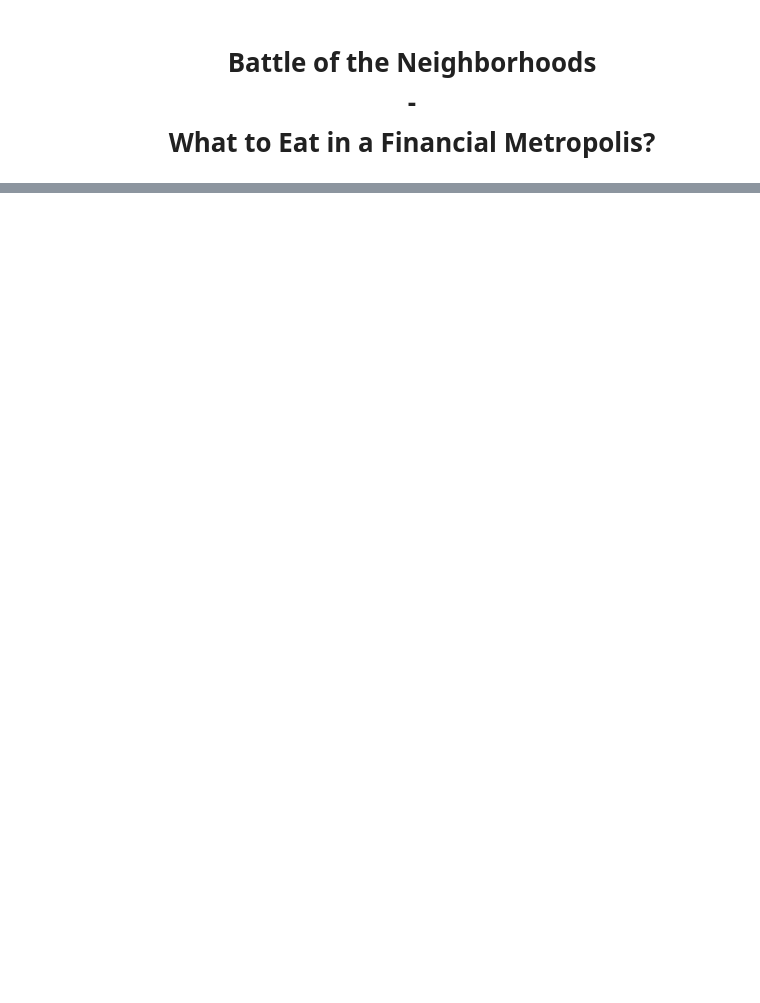
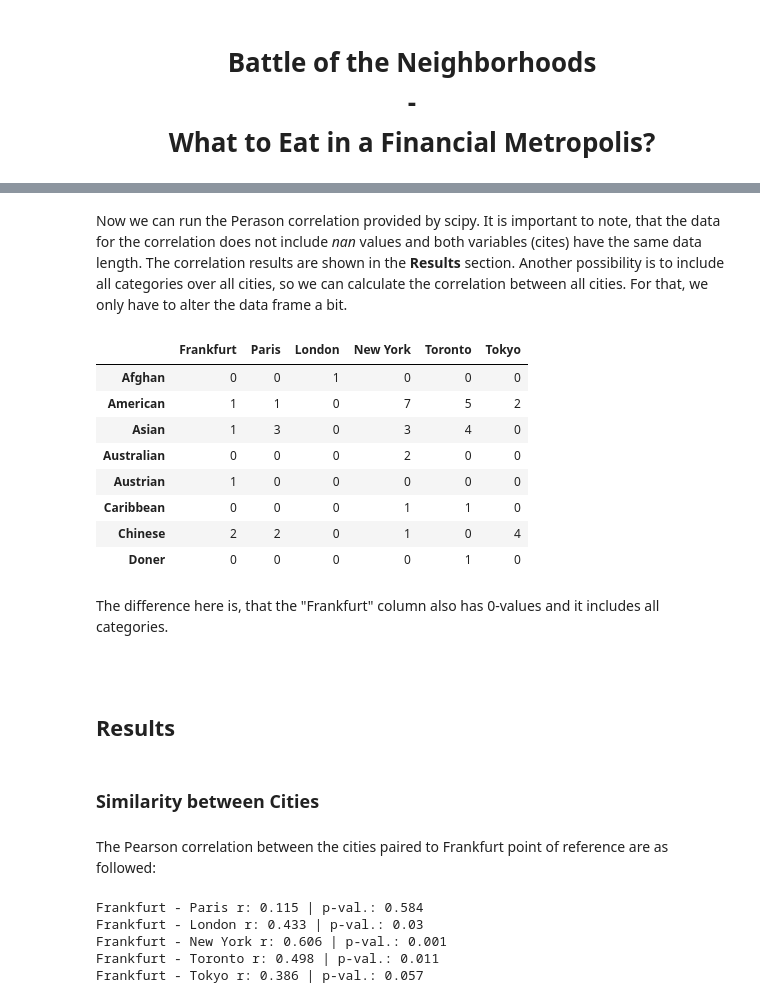
Before and after one commit to OrganicSoylent/Coursera_Capstone, a Jupyter notebook: Grand_finale.ipynb, the cells around one changed output, grey strips where cells are left out. Saved outputs shown, nothing was run; the diff lists cells and outputs as text; code cells hidden in the pictures; blank space fills up the shorter version.

```diff
--- a/Grand_finale.ipynb
+++ b/Grand_finale.ipynb
@@ -169,0 +138,4 @@ map_all
+# %%
+for i in range(6):
+    print("Number of restaurants in",cities[i],":  ",len(restaurants[i]))
+    print("Misc. Restaurants:", sum(restaurants[i]['categories'].str.match("Restaurant")) )
@@ -169,0 +318,46 @@ map_all
+# %% [markdown]
+Now we can run the Perason correlation provided by scipy. It is important to note, that the data for the correlation does not include _nan_ values and both variables (cites) have the same data length. The correlation results are shown in the __Results__ section. Another possibility is to include all categories over all cities, so we can calculate the correlation between all cities. For that, we only have to alter the data frame a bit.
+# %%
+# list with all categories
+cat = ffm.index.tolist() + paris.index.tolist() + london.index.tolist() + newyork.index.tolist() + toronto.index.tolist() + tokyo.index.tolist()
+# using only unique category values
+cat = np.unique(cat).tolist()
+
+df = pd.DataFrame(index = cat, columns = ['Frankfurt','Paris','London','New York','Toronto','Tokyo'])
+df.loc[set(df.index) & set(ffm.index), 'Frankfurt'] = ffm[set(df.index) & set(ffm.index)]
+df.loc[set(df.index) & set(paris.index), 'Paris'] = paris[set(df.index) & set(paris.index)]
+df.loc[set(df.index) & set(london.index), 'London'] = london[set(df.index) & set(london.index)]
+df.loc[set(df.index) & set(newyork.index), 'New York'] = newyork[set(df.index) & set(newyork.index)]
+df.loc[set(df.index) & set(toronto.index), 'Toronto'] = toronto[set(df.index) & set(toronto.index)]
+df.loc[set(df.index) & set(tokyo.index), 'Tokyo'] = tokyo[set(df.index) & set(tokyo.index)]
+df.fillna(0, inplace= True)
+df.head(8)
+# %% [output]
+|  | Frankfurt | Paris | London | New York | Toronto | Tokyo |
+| Afghan | 0 | 0 | 1 | 0 | 0 | 0 |
+| American | 1 | 1 | 0 | 7 | 5 | 2 |
+| Asian | 1 | 3 | 0 | 3 | 4 | 0 |
+| Australian | 0 | 0 | 0 | 2 | 0 | 0 |
+| Austrian | 1 | 0 | 0 | 0 | 0 | 0 |
+| Caribbean | 0 | 0 | 0 | 1 | 1 | 0 |
+| Chinese | 2 | 2 | 0 | 1 | 0 | 4 |
+| Doner | 0 | 0 | 0 | 0 | 1 | 0 |
+# %% [markdown]
+The difference here is, that the "Frankfurt" column also has 0-values and it includes all categories.
+# %% [markdown]
+## <br>Results <a class="anchor" id="c4"></a>
+# %% [markdown]
+### Similarity between Cities <a class="anchor" id="c4.1"></a>
+# %% [markdown]
+The Pearson correlation between the cities paired to Frankfurt point of reference are as followed:
+# %%
+from scipy.stats import pearsonr
+
+for i in range(1,6):
+    print(df1.columns[0],"-",df1.columns[i], "r:", round(pearsonr(df1.iloc[:,0],df1.iloc[:,i])[0],3), "| p-val.:", round(pearsonr(df1.iloc[:,0],df1.iloc[:,i])[1],3))
+# %% [output]
+Frankfurt - Paris r: 0.115 | p-val.: 0.584
+Frankfurt - London r: 0.433 | p-val.: 0.03
+Frankfurt - New York r: 0.606 | p-val.: 0.001
+Frankfurt - Toronto r: 0.498 | p-val.: 0.011
+Frankfurt - Tokyo r: 0.386 | p-val.: 0.057
```
Also changed, not shown: parts of 69 cells of this notebook.
